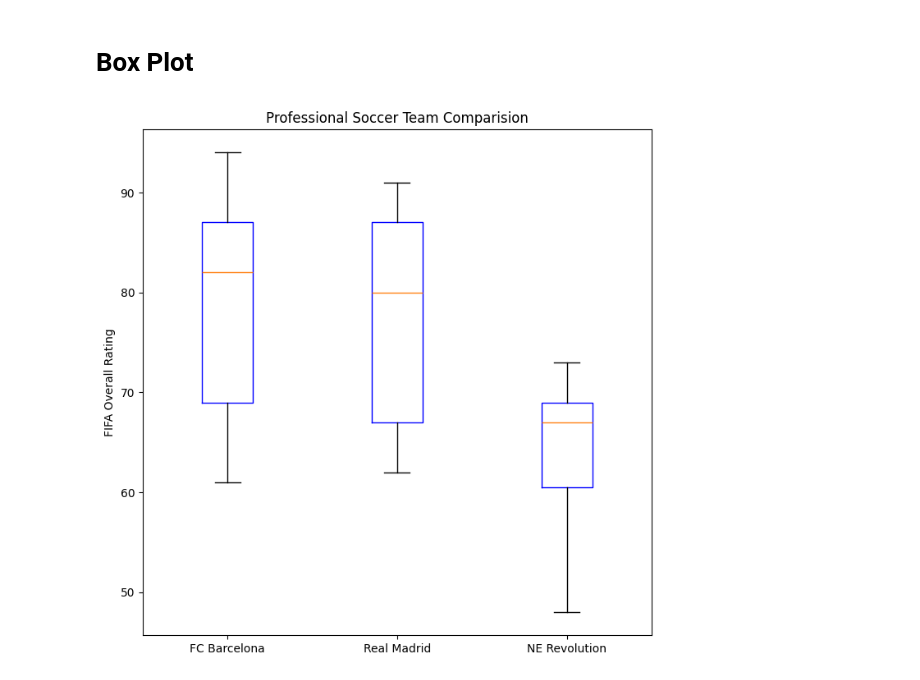
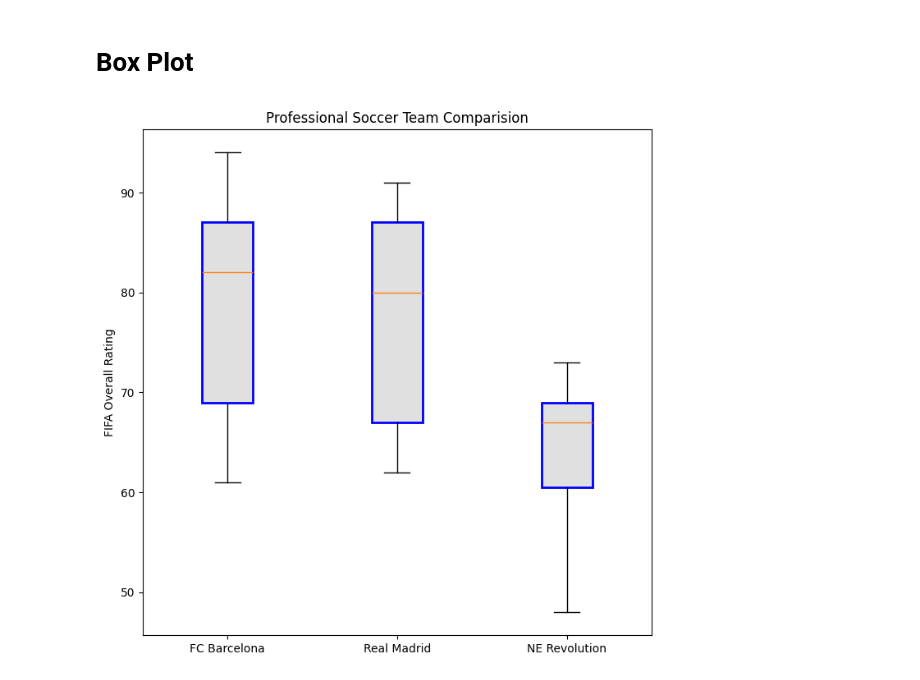
Before and after one commit to BalaSaiKoundinya5/Python-MatplotLib-Library-Practice, a Jupyter notebook: Python MatplotLib Library.ipynb, the cells around one changed output. Cells and saved outputs as stored; diff of their text form; code cells hidden in the pictures.

```diff
--- a/Python MatplotLib Library.ipynb
+++ b/Python MatplotLib Library.ipynb
@@ -169,17 +169,21 @@ plt.show()
 # %%
 plt.style.use('default')
 
 plt.figure(figsize=(8,8))
 barcelona = fifa.loc[fifa.Club == 'FC Barcelona']['Overall']
 madrid = fifa.loc[fifa.Club == 'Real Madrid']['Overall']
 England = fifa.loc[fifa.Club == 'New England Revolution']['Overall']
 
 labels = ['FC Barcelona','Real Madrid','NE Revolution']
-boxes = plt.boxplot([barcelona,madrid,England],labels=labels)
+boxes = plt.boxplot([barcelona,madrid,England],labels=labels,patch_artist=True)
 for box in boxes['boxes']:
-    box.set(color='blue')
+    # Set edge color
+    box.set(color='blue',linewidth=2)
+
+    # Change Fill color
+    box.set(facecolor='#e0e0e0')
 plt.title('Professional Soccer Team Comparision')
 plt.ylabel('FIFA Overall Rating')
 plt.show()
 # %% [output]
-[figure, old version]
+[figure, new version]
```
